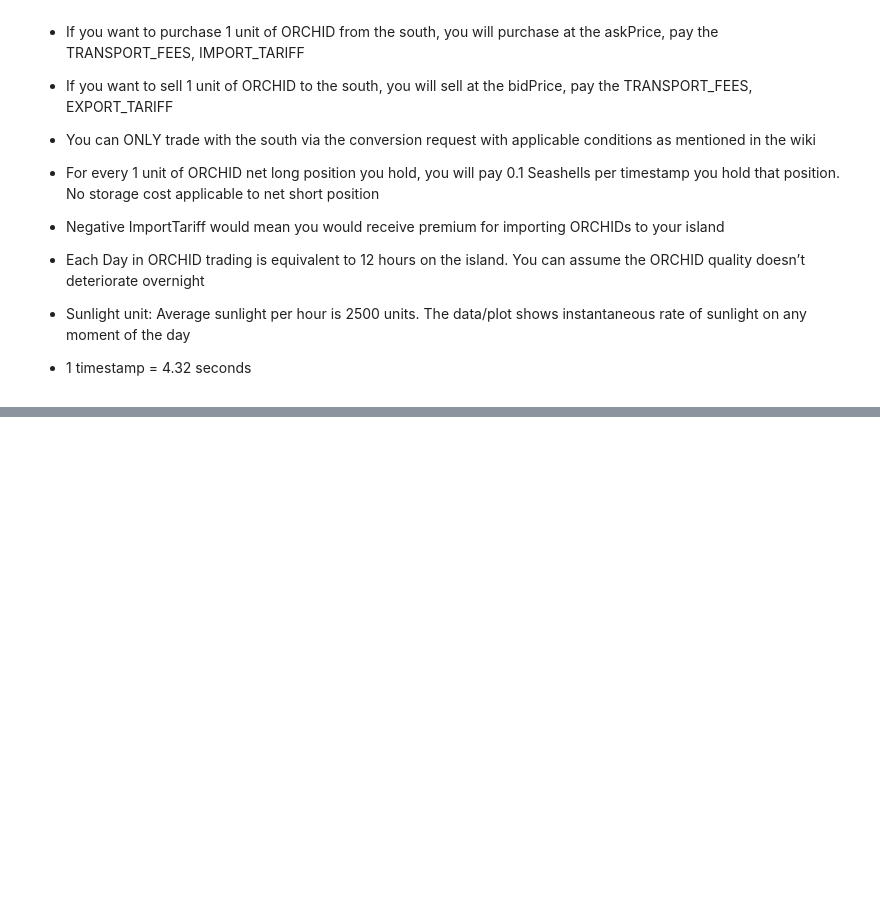
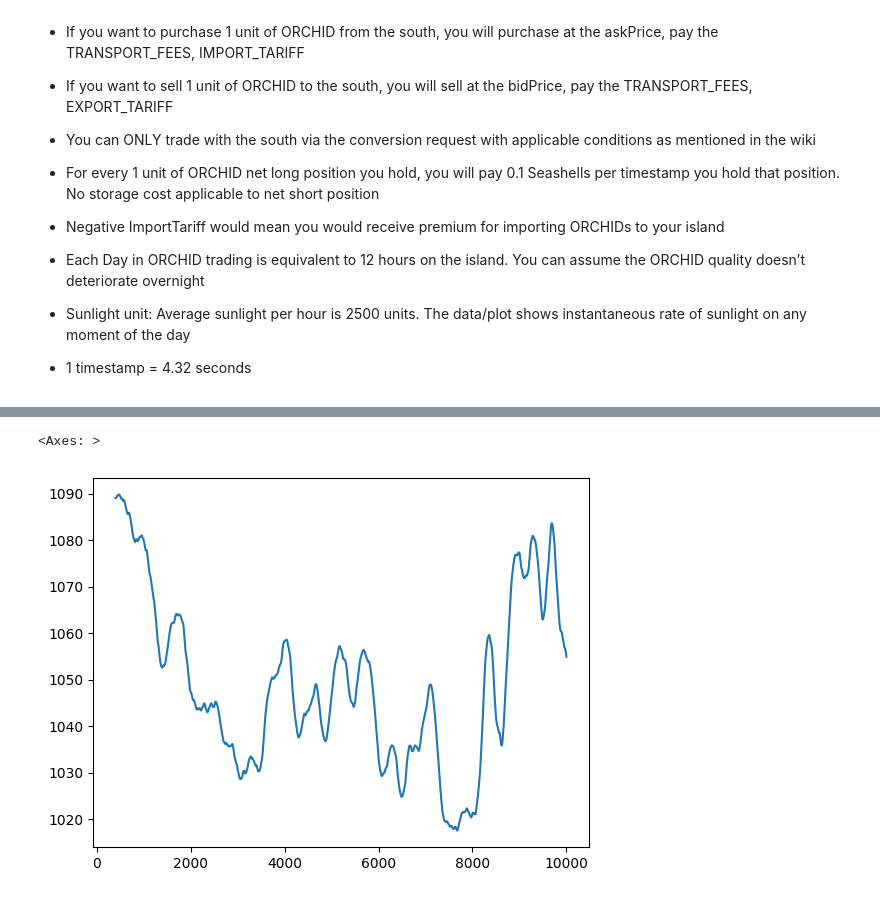
Before and after one commit to naman-doshi/IMCProsperity-2, a Jupyter notebook: R2/analysis.ipynb, the cells around one changed output, grey strips where cells are left out. Drawn from its saved outputs; the diff is of its cells as text; code cells hidden in the pictures; blank space fills up the shorter version.

```diff
--- a/R2/analysis.ipynb
+++ b/R2/analysis.ipynb
@@ -98,13 +67,0 @@ def objective(a, b, c):
-# %%
-buyCost = []
-for i in range(0, len(df)):
-    buyCost.append(df['ORCHIDS'][i] + df['IMPORT_TARIFF'][i] + df['TRANSPORT_FEES'][i])
-df['BUY_COST'] = buyCost
-
-sellCost = []
-for i in range(0, len(df)):
-    sellCost.append(df['ORCHIDS'][i] + df['EXPORT_TARIFF'][i] + df['TRANSPORT_FEES'][i])
-df['SELL_COST'] = sellCost
-
-df['BUY_COST'].plot()
-df['SELL_COST'].plot()
@@ -113,0 +73,8 @@ df['SELL_COST'].plot()
+# %%
+df['EFFECT'] = df['EFFECT'].shift(400)
+#df['EXPORT_TARIFF'].rolling(window=200).mean().plot()
+df['ORCHIDS'] = df['ORCHIDS'] / df['EFFECT']
+df['ORCHIDS'].plot()
+# %% [output]
+<Axes: >
+[figure, added]
```
Also changed, not shown: parts of 9 cells of this notebook, 1 other file.
